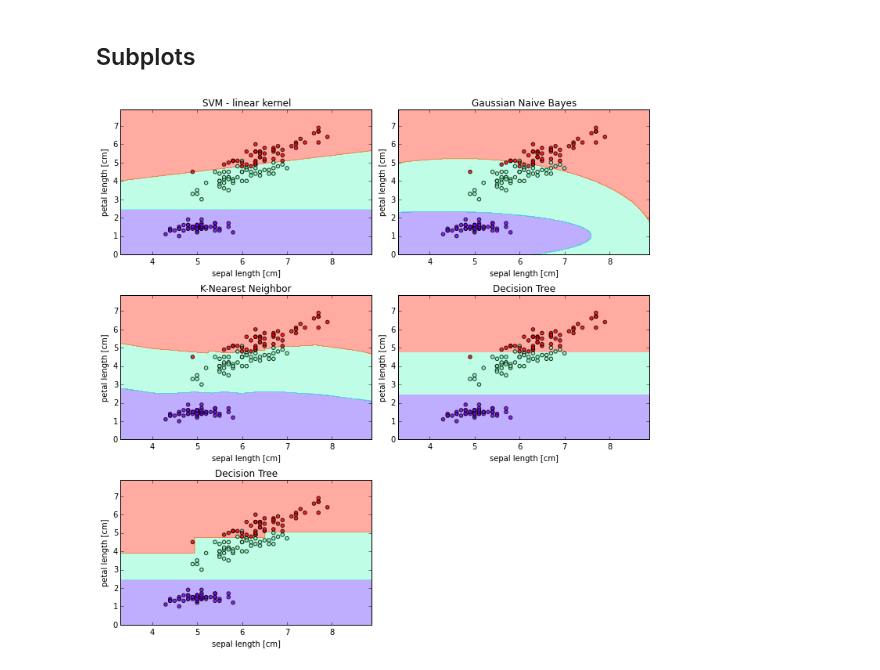
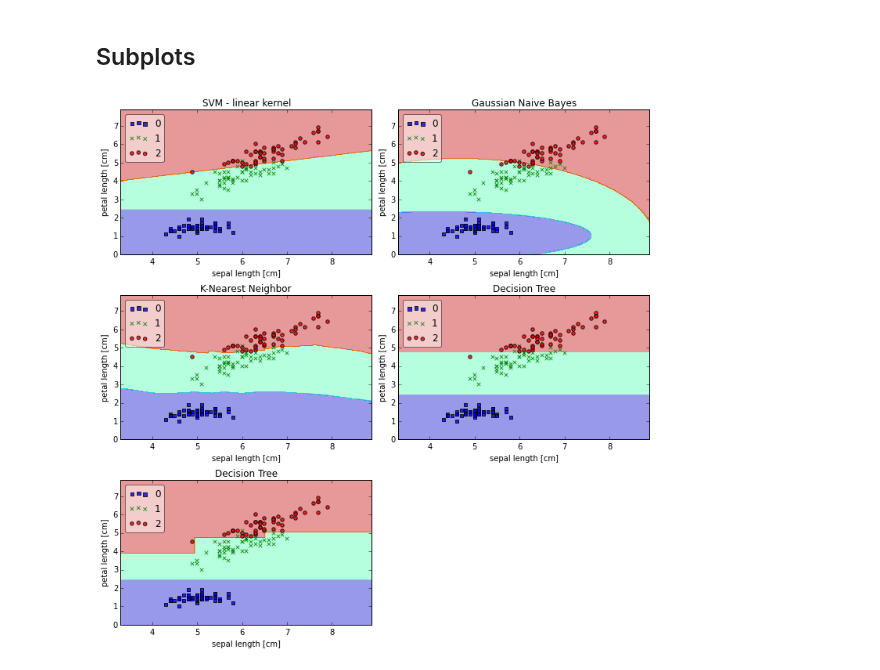
Before and after one commit to rasbt/mlxtend, a Jupyter notebook: docs/examples/matplotlib_decision_regions.ipynb, the cells around one changed output. Cells and saved outputs as stored; diff of their text form; code cells hidden in the pictures.

```diff
--- a/docs/examples/matplotlib_decision_regions.ipynb
+++ b/docs/examples/matplotlib_decision_regions.ipynb
@@ -52,0 +57,24 @@ plt.show()
+# %%
+from mlxtend.matplotlib import plot_decision_regions
+import matplotlib.pyplot as plt
+from sklearn import datasets
+from sklearn.svm import SVC
+
+# Loading some example data
+iris = datasets.load_iris()
+X = iris.data[:, 2]
+X = X[:, None]
+y = iris.target
+
+# Training a classifier
+svm = SVC(C=0.5, kernel='linear')
+svm.fit(X,y)
+
+# Plotting decision regions
+plot_decision_regions(X, y, clf=svm, res=0.02, legend=2)
+
+# Adding axes annotations
+plt.xlabel('sepal length [cm]')
+plt.ylabel('petal length [cm]')
+plt.title('SVM on Iris')
+plt.show()
@@ -61,6 +91,13 @@ import matplotlib.pyplot as plt
 from sklearn.naive_bayes import GaussianNB
 from sklearn.tree import DecisionTreeClassifier
 from sklearn.neighbors import KNeighborsClassifier
+
+
+# Loading some example data
+iris = datasets.load_iris()
+X = iris.data[:, [0,2]]
+y = iris.target
+
 
 # Fit classifiers
 gnb = GaussianNB().fit(X, y)
@@ -81,32 +118,32 @@ tree2 = DecisionTreeClassifier(compute_importances=None, criterion='gini',
             max_depth=4, max_features=None, max_leaf_nodes=None,
             min_density=None, min_samples_leaf=1, min_samples_split=2,
             random_state=None, splitter='best').fit(X, y)
 
 
 ### Plotting
 
 fig = plt.figure(figsize=(10,10))
 
 titles = ['SVM - linear kernel',
           'Gaussian Naive Bayes',
           'K-Nearest Neighbor',
           'Decision Tree',
           'Decision Tree']
 
 
 for i, clf in enumerate((lin_svm, gnb, knn, tree, tree2)):
 
     plt.subplot(3, 2, i + 1)
     plt.subplots_adjust(wspace=0.4, hspace=0.4)
 
     # Plotting decision regions
-    plot_decision_regions(X, y, clf=clf, res=0.02)
+    plot_decision_regions(X, y, clf=clf, res=0.02, legend=2)
 
     plt.xlabel('sepal length [cm]')
     plt.ylabel('petal length [cm]')
     plt.title(titles[i])
 
 plt.tight_layout()
 plt.show()
 # %% [output]
-[figure, old version]
+[figure, new version]
```
Also changed, not shown: parts of 5 cells of this notebook, 8 other files.
